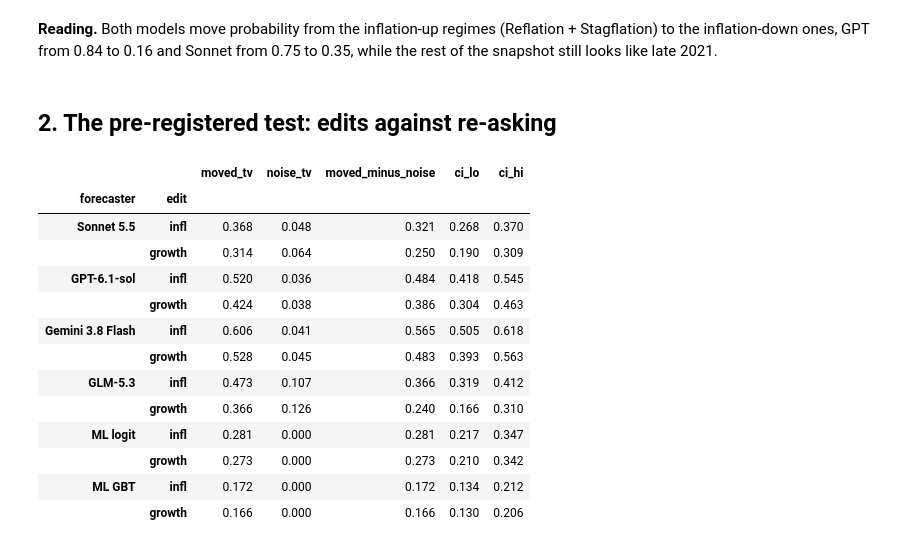
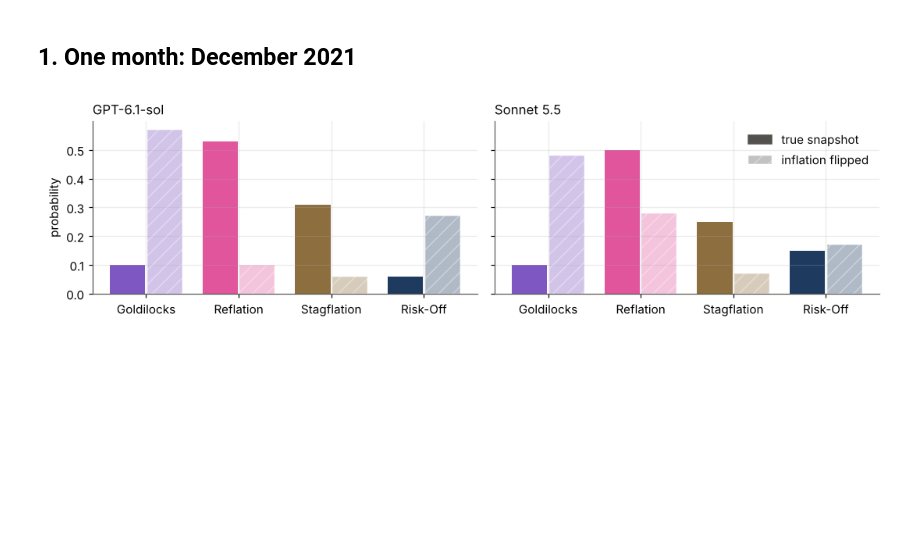
Before and after one commit to FranQuant/llm-regime-allocator, a Jupyter notebook: notebooks/nb05_counterfactual.ipynb, the cells around one changed output. Saved outputs shown, nothing was run; the diff lists cells and outputs as text; code cells hidden in the pictures; blank space fills up the shorter version.

```diff
--- a/notebooks/nb05_counterfactual.ipynb
+++ b/notebooks/nb05_counterfactual.ipynb
@@ -28,20 +28,0 @@ if 'google.colab' in sys.modules and not os.path.exists('../src/lra'):
-# %%
-import sys
-sys.path.insert(0, '../src')
-import numpy as np, pandas as pd, matplotlib.pyplot as plt
-from pathlib import Path
-from lra.evaluation import R
-P9, L = Path('../results/phase9'), Path('../results/llm')
-C = {'claude_sonnet': '#2a78d6', 'gpt_sol': '#eb6834', 'gemini_flash': '#1baf7a', 'glm': '#eda100',
-     'ml_logit_blinded': '#8a8984', 'ml_gbt_blinded': '#b5b4ae'}
-NAME = {'claude_sonnet': 'Sonnet 5.5', 'gpt_sol': 'GPT-6.1-sol', 'gemini_flash': 'Gemini 3.8 Flash',
-        'glm': 'GLM-5.3', 'ml_logit_blinded': 'ML logit', 'ml_gbt_blinded': 'ML GBT'}
-INK, MUTED = '#0b0b0b', '#52514e'
-plt.rcParams.update({'figure.dpi': 110, 'axes.spines.top': False, 'axes.spines.right': False,
-                     'axes.grid': True, 'grid.alpha': 0.25, 'axes.edgecolor': MUTED, 'text.color': INK})
-
-def fmt(df, pct=(), d0=(), d1=(), d2=()):
-    """Display only: Sharpe 2 decimals, Brier 3, percentages 0 (stored results are untouched)."""
-    f = {**{c: '{:.0%}' for c in pct}, **{c: '{:.0f}' for c in d0}, **{c: '{:.1f}' for c in d1}, **{c: '{:.2f}' for c in d2}}
-    return df.style.format(f, precision=3, na_rep='–')
-sh = pd.read_csv(P9 / 'shifts.csv')
@@ -65,22 +28,0 @@ pd.DataFrame(rows).T.astype(float).round(2)
-# %% [markdown]
-**Reading.** Both models move probability from the inflation-up regimes (Reflation + Stagflation) to the inflation-down ones, GPT from 0.84 to 0.16 and Sonnet from 0.75 to 0.35, while the rest of the snapshot still looks like late 2021.
-# %% [markdown]
-## 2. The pre-registered test: edits against re-asking
-# %%
-t = sh.copy(); t['forecaster'] = t.forecaster.map(NAME)
-fmt(t.set_index(['forecaster', 'edit'])[['moved_tv', 'noise_tv', 'moved_minus_noise', 'ci_lo', 'ci_hi']])
-# %% [output]
-|  |  | moved_tv | noise_tv | moved_minus_noise | ci_lo | ci_hi |
-| forecaster | edit |  |  |  |  |  |
-| Sonnet 5.5 | infl | 0.368 | 0.048 | 0.321 | 0.268 | 0.370 |
-|  | growth | 0.314 | 0.064 | 0.250 | 0.190 | 0.309 |
-| GPT-6.1-sol | infl | 0.520 | 0.036 | 0.484 | 0.418 | 0.545 |
-|  | growth | 0.424 | 0.038 | 0.386 | 0.304 | 0.463 |
-| Gemini 3.8 Flash | infl | 0.606 | 0.041 | 0.565 | 0.505 | 0.618 |
-|  | growth | 0.528 | 0.045 | 0.483 | 0.393 | 0.563 |
-| GLM-5.3 | infl | 0.473 | 0.107 | 0.366 | 0.319 | 0.412 |
-|  | growth | 0.366 | 0.126 | 0.240 | 0.166 | 0.310 |
-| ML logit | infl | 0.281 | 0.000 | 0.281 | 0.217 | 0.347 |
-|  | growth | 0.273 | 0.000 | 0.273 | 0.210 | 0.342 |
-| ML GBT | infl | 0.172 | 0.000 | 0.172 | 0.134 | 0.212 |
-|  | growth | 0.166 | 0.000 | 0.166 | 0.130 | 0.206 |
@@ -86,0 +34,18 @@ fmt(t.set_index(['forecaster', 'edit'])[['moved_tv', 'noise_tv', 'moved_minus_no
+# %% [markdown]
+## 1. One month: December 2021
+# %%
+d = '2021-12-31'
+fig, axes = plt.subplots(1, 2, figsize=(10, 2.8), sharey=True)
+for ax, m in zip(axes, ['gpt_sol', 'claude_sonnet']):
+    before = viz.read(f'results/llm/{m}/blinded_run0.csv').loc[d, viz.REGIMES].astype(float)
+    after = viz.read(f'results/llm/{m}/blinded_cf_infl_run0.csv').loc[d, viz.REGIMES].astype(float)
+    x = np.arange(4)
+    ax.bar(x - 0.2, before, 0.38, color=[viz.REGIME_COLORS[k] for k in viz.REGIMES], label='true snapshot')
+    ax.bar(x + 0.2, after, 0.38, color=[viz.REGIME_COLORS[k] for k in viz.REGIMES], alpha=0.35,
+           hatch='//', edgecolor='white', label='inflation flipped')
+    ax.set_xticks(x, [k.replace('_', '-') for k in viz.REGIMES]); ax.set_title(viz.MODEL_NAMES[m])
+from matplotlib.patches import Patch
+axes[0].set_ylabel('probability')
+axes[1].legend(handles=[Patch(color=viz.MUTED, label='true snapshot'), Patch(facecolor=viz.MUTED, alpha=0.35, hatch='//', edgecolor='white', label='inflation flipped')], loc='upper right'); plt.tight_layout(); plt.show()
+# %% [output]
+[figure, added]
```
Also changed, not shown: parts of 19 cells of this notebook, 14 other files.
